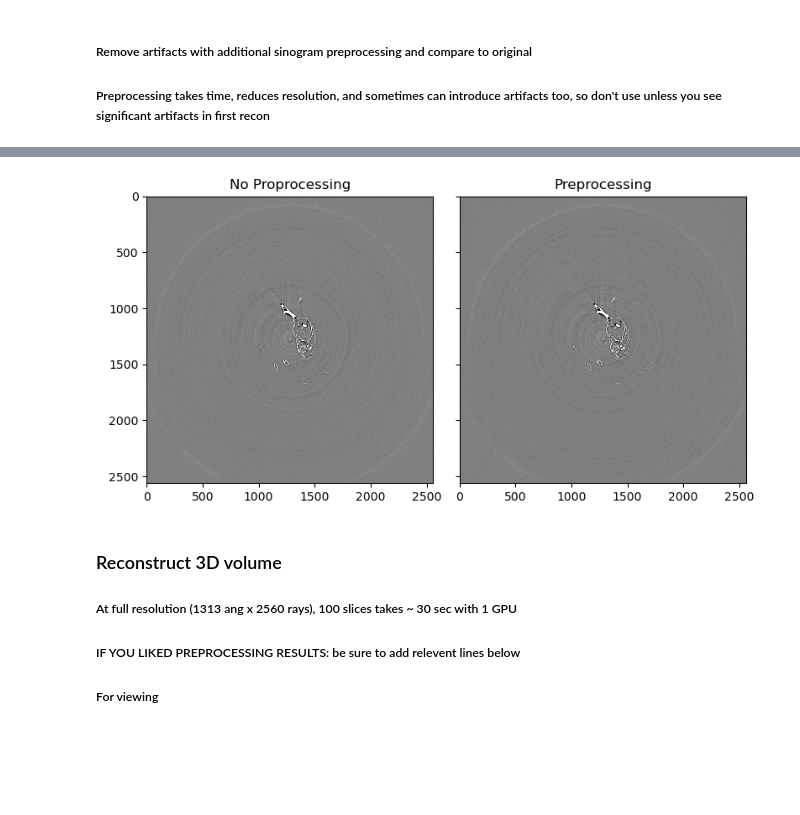
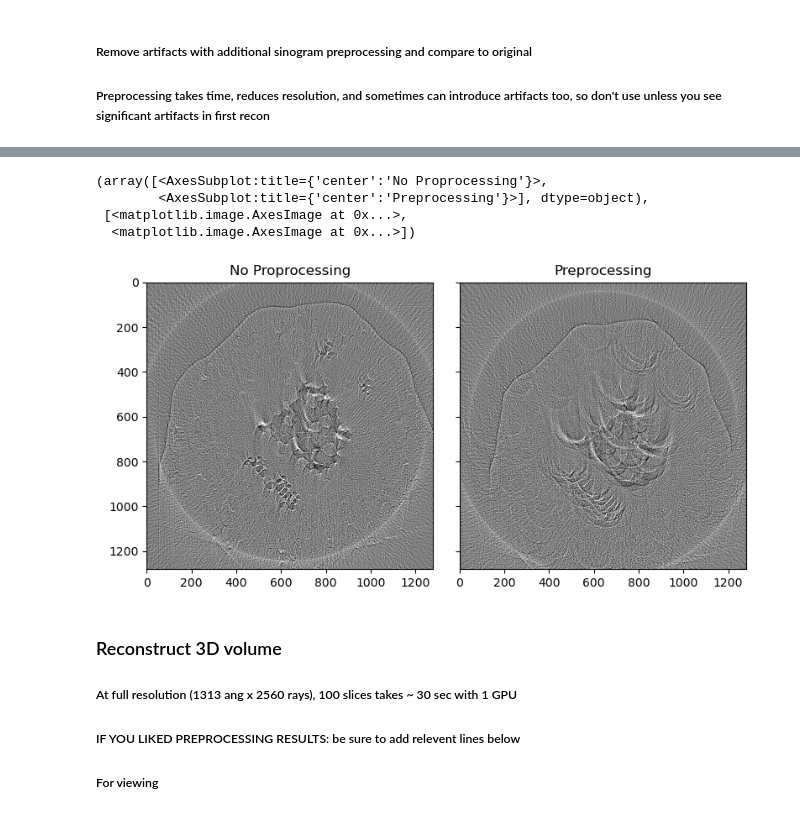
Before and after one commit to als-computing/microct, a Jupyter notebook: ALS_recon-refactor.ipynb, the cells around one changed output, grey strips where cells are left out. Saved outputs shown, nothing was run; the diff lists cells and outputs as text; code cells hidden in the pictures; blank space fills up the shorter version.

```diff
--- a/ALS_recon-refactor.ipynb
+++ b/ALS_recon-refactor.ipynb
@@ -26,5 +28,8 @@ Nvidia GPU detected, will use to reconstruct!
 # %% [markdown]
 ### Choose Data
 # %%
-# dataDir = "//global/cfs/cdirs/als/users/dperl/petiole_data" # where is the raw data
-# filelist = als.get_directory_filelist(dataDir)
+dataDir = "/pscratch/sd/l/lgupta/tomo_recon_saves/originaldata/" # where is the raw data
+filelist, names = als.get_directory_filelist(dataDir)
+file_choice = als.make_file_selector(filelist, names, dataDir)
+widgets.Box([widgets.Label(value='Make a File Selection'), file_choice])
+display(file_choice)
@@ -75,18 +57,10 @@ def reconstruction_with_process(path, angles_ind, slices_ind, minimum_transmissi
 # %%
-settings = {
-    "path": filename,
-    "angles_ind": slice(0,-1,4),
-    "slices_ind": slices_ind,
-    "downsample_factor": downsample_factor,
-    "cor_search_range": cor_search_range,
-    "cor_search_step": cor_search_step,
-    "fc": fc,
-    "use_gpu": use_gpu
-}
+recons, cors = als.basic_reconstructions(**settings)
+img, axs, clim_slider = als.plot_recon(recons[0],fignum=1,figsize=6)
 
-
-recons, cors = basic_reconstructions(**settings)
-img, axs = als.plot_recon(recons[0],fignum=1,figsize=6)
-cor_slider = widgets.interactive(als.set_cor, i=IntSlider(min=0, max=len(cors)-1, step=1, value=len(cors)//2), img=fixed(img), axs=fixed(axs), recons=fixed(recons), cors=fixed(cors))
+cor_slider = widgets.interactive(als.set_cor, i=IntSlider(description='COR', layout=widgets.Layout(width='50%'),
+                                                          min=0, max=len(cors)-1, step=1, value=len(cors)//2, readout=False),
+                                 img=fixed(img), axs=fixed(axs), recons=fixed(recons), cors=fixed(cors))
 display(cor_slider)
+display(clim_slider)
 # %% [output]
@@ -147,9 +109,9 @@ Wall time: 6.18 s
 %%time
 ########## parameters ##########
 minimum_transmission= None # threshold for pre-log, normalized sinogram. None turns off
-snr = 3  # Sensitivity of stripe detection method. Smaller is more sensitive. Recommended values: 1.1 -> 3.0.
+snr = 1  # Sensitivity of stripe detection method. Smaller is more sensitive. Recommended values: 1.1 -> 3.0.
 la_size = 1 # Window size of the median filter to remove large stripes. Larger is stronger but takes longer. Choose odd value, set to 1 to turn off.
-sm_size = 11 # Window size of the median filter to remove small stripes. Same advice as above
+sm_size = 1 # Window size of the median filter to remove small stripes. Same advice as above
 COR = 86.25
 # # for original preprocessing
     # 'outlier_diff1D': 750,
@@ -158,13 +120,12 @@ COR = 86.25
     # 'ringLevel': 8,
     # 'ringWavelet': 'db5',
 
-
 process_settings = {
-    "path": filename,
-    "angles_ind": angles_ind,
-    "slices_ind": slices_ind,
-    "downsample_factor": downsample_factor,
-    "fc": fc,
+    "path": file_choice.result[0],
+    "angles_ind": all_parameter_widgets[1].result,
+    "slices_ind": all_parameter_widgets[2].result,
+    "downsample_factor": all_parameter_widgets[3].result,
+    "fc": all_parameter_widgets[6].result,
     "use_gpu": use_gpu,
     "minimum_transmission": minimum_transmission,
     "snr": snr,
@@ -173,7 +134,7 @@ process_settings = {
     "COR": COR
 }
 
-process_recon = reconstruction_with_process(**process_settings)
+process_recon = als.reconstruction_with_process(**process_settings)
 
 als.plot_recon_comparison(recons[0], process_recon, titles=['No Proprocessing','Preprocessing'], fignum=4, figsize=4)
 # %% [output]
@@ -182,4 +143,8 @@ Wall time: 2.57 s
+(array([<AxesSubplot:title={'center':'No Proprocessing'}>,
+        <AxesSubplot:title={'center':'Preprocessing'}>], dtype=object),
+ [<matplotlib.image.AxesImage at 0x...>,
+  <matplotlib.image.AxesImage at 0x...>])
-[figure, old version]
+[figure, new version]
 # %% [markdown]
 ### Reconstruct 3D volume
 ##### At full resolution (1313 ang x 2560 rays), 100 slices takes ~ 30 sec with 1 GPU
```
Also changed, not shown: parts of 20 cells of this notebook, 2 other files.
